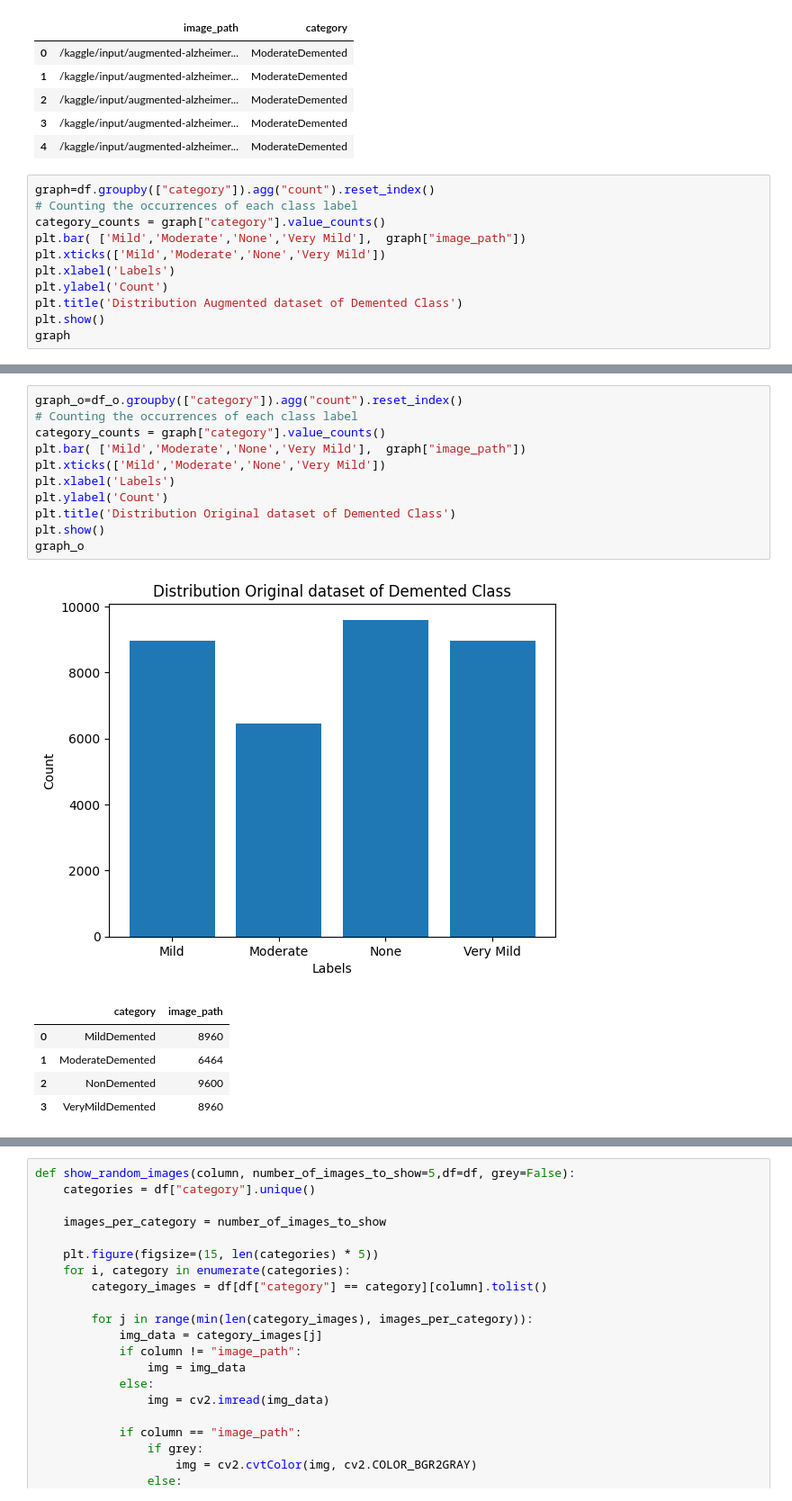
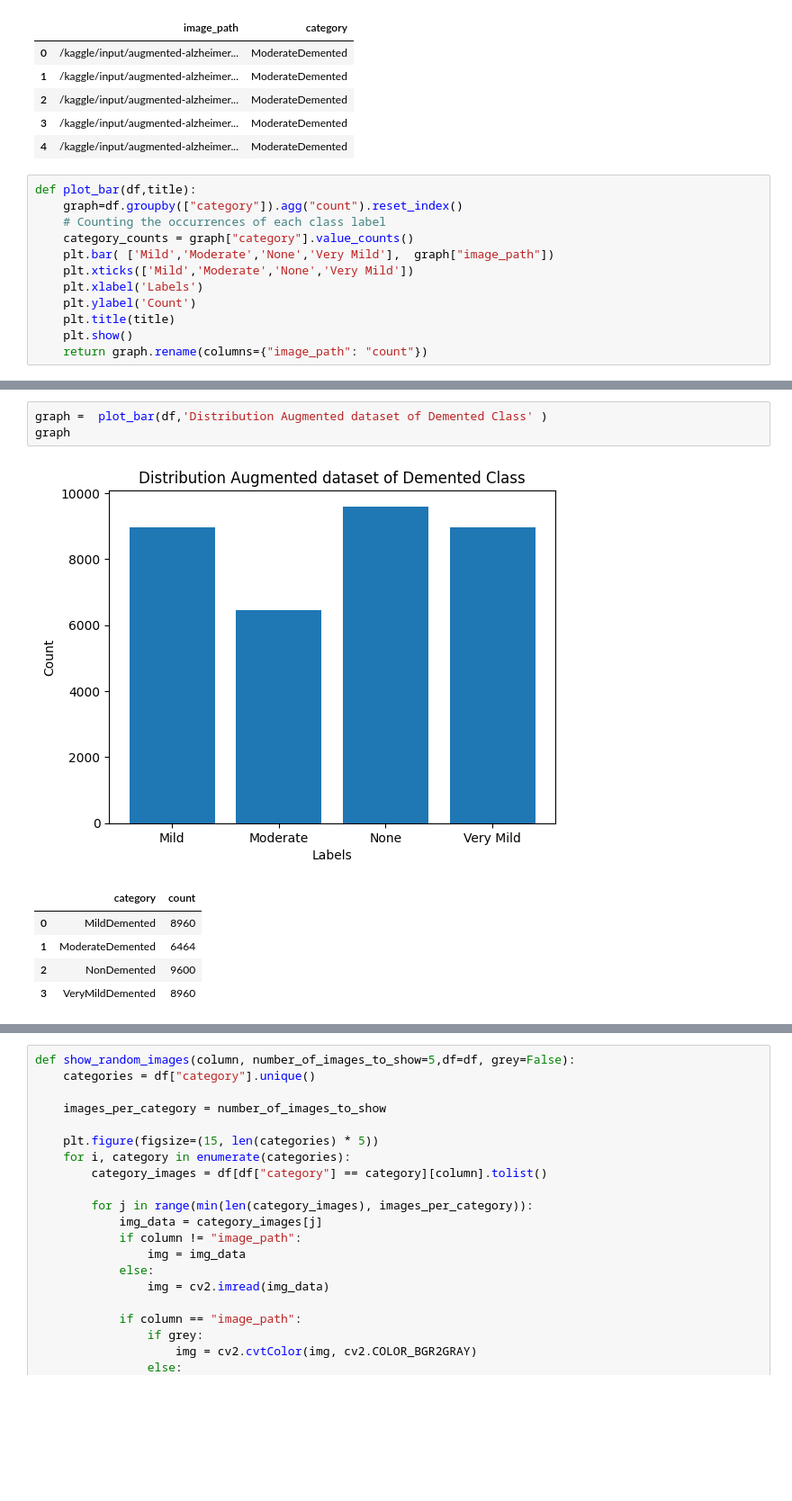
Before and after one commit to genandlam/kaggle-alzheimer-mri, a Jupyter notebook: augmented-alzheimer-mri.ipynb, the cells around one changed output, grey strips where cells are left out. Shown at 90% size. Cells and saved outputs as stored; diff of their text form; blank space fills up the shorter version.

Commit message:
Kaggle Notebook | Augmented Alzheimer MRI  | trained and predicted

```diff
--- a/augmented-alzheimer-mri.ipynb
+++ b/augmented-alzheimer-mri.ipynb
@@ -110,13 +108,14 @@ CSV file saved as dataset_o.csv
 | 3 | /kaggle/input/augmented-alzheimer... | ModerateDemented |
 | 4 | /kaggle/input/augmented-alzheimer... | ModerateDemented |
 # %%
-graph=df.groupby(["category"]).agg("count").reset_index()
-# Counting the occurrences of each class label
-category_counts = graph["category"].value_counts()
-plt.bar( ['Mild','Moderate','None','Very Mild'],  graph["image_path"])
-plt.xticks(['Mild','Moderate','None','Very Mild'])
-plt.xlabel('Labels')
-plt.ylabel('Count')
-plt.title('Distribution Augmented dataset of Demented Class')
-plt.show()
-graph
+def plot_bar(df,title):
+    graph=df.groupby(["category"]).agg("count").reset_index()
+    # Counting the occurrences of each class label
+    category_counts = graph["category"].value_counts()
+    plt.bar( ['Mild','Moderate','None','Very Mild'],  graph["image_path"])
+    plt.xticks(['Mild','Moderate','None','Very Mild'])
+    plt.xlabel('Labels')
+    plt.ylabel('Count')
+    plt.title(title)
+    plt.show()
+    return graph.rename(columns={"image_path": "count"})
@@ -130,18 +122,10 @@ graph
-# %%
-graph_o=df_o.groupby(["category"]).agg("count").reset_index()
-# Counting the occurrences of each class label
-category_counts = graph["category"].value_counts()
-plt.bar( ['Mild','Moderate','None','Very Mild'],  graph["image_path"])
-plt.xticks(['Mild','Moderate','None','Very Mild'])
-plt.xlabel('Labels')
-plt.ylabel('Count')
-plt.title('Distribution Original dataset of Demented Class')
-plt.show()
-graph_o
-# %% [output]
-[figure, removed]
-|  | category | image_path |
-| 0 | MildDemented | 8960 |
-| 1 | ModerateDemented | 6464 |
-| 2 | NonDemented | 9600 |
-| 3 | VeryMildDemented | 8960 |
+# %%
+graph =  plot_bar(df,'Distribution Augmented dataset of Demented Class' )
+graph
+# %% [output]
+[figure, added]
+|  | category | count |
+| 0 | MildDemented | 8960 |
+| 1 | ModerateDemented | 6464 |
+| 2 | NonDemented | 9600 |
+| 3 | VeryMildDemented | 8960 |
```
Also changed, not shown: parts of 12 cells of this notebook.
